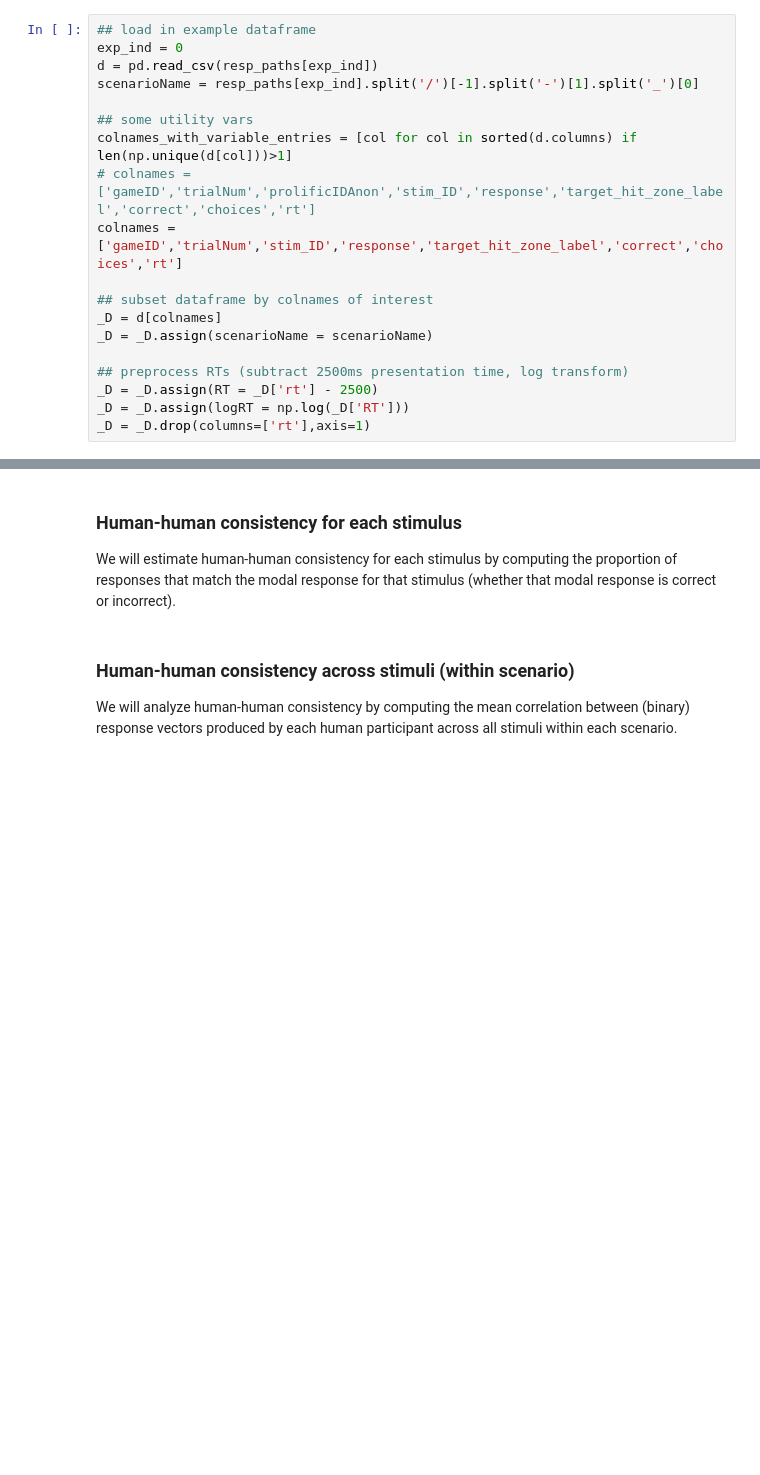
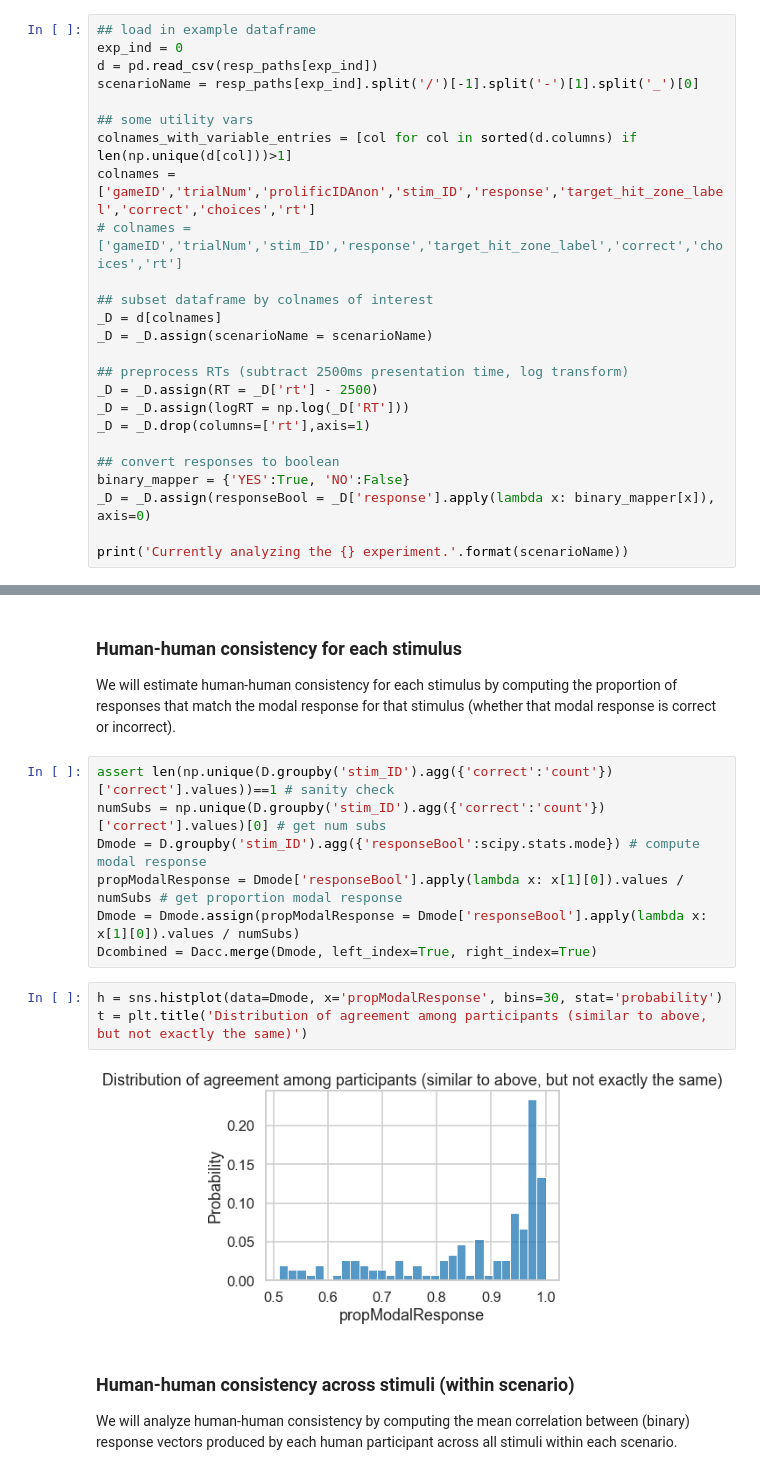
Before and after one commit to cogtoolslab/physics-benchmarking-neurips2021, a Jupyter notebook: analysis/analyze_human_model_behavior.ipynb, the cells around one changed output, grey strips where cells are left out. Saved outputs shown, nothing was run; the diff lists cells and outputs as text; blank space fills up the shorter version.

Commit message:
notebook runs clean with basic analyses/visualizations

```diff
--- a/analysis/analyze_human_model_behavior.ipynb
+++ b/analysis/analyze_human_model_behavior.ipynb
@@ -140,8 +140,8 @@ scenarioName = resp_paths[exp_ind].split('/')[-1].split('-')[1].split('_')[0]
 
 ## some utility vars
 colnames_with_variable_entries = [col for col in sorted(d.columns) if len(np.unique(d[col]))>1]
-# colnames = ['gameID','trialNum','prolificIDAnon','stim_ID','response','target_hit_zone_label','correct','choices','rt']
-colnames = ['gameID','trialNum','stim_ID','response','target_hit_zone_label','correct','choices','rt']
+colnames = ['gameID','trialNum','prolificIDAnon','stim_ID','response','target_hit_zone_label','correct','choices','rt']
+# colnames = ['gameID','trialNum','stim_ID','response','target_hit_zone_label','correct','choices','rt']
 
 ## subset dataframe by colnames of interest
 _D = d[colnames]
@@ -151,3 +151,9 @@ _D = _D.assign(scenarioName = scenarioName)
 _D = _D.assign(RT = _D['rt'] - 2500)
 _D = _D.assign(logRT = np.log(_D['RT']))
 _D = _D.drop(columns=['rt'],axis=1)
+
+## convert responses to boolean
+binary_mapper = {'YES':True, 'NO':False}
+_D = _D.assign(responseBool = _D['response'].apply(lambda x: binary_mapper[x]), axis=0)
+
+print('Currently analyzing the {} experiment.'.format(scenarioName))
@@ -214,6 +222,18 @@ t = plt.title('Accuracy distribution across stimuli')
 # %% [markdown]
 ### Human-human consistency for each stimulus
 We will estimate human-human consistency for each stimulus by computing the proportion of responses that match the modal response for that stimulus (whether that modal response is correct or incorrect).
+# %%
+assert len(np.unique(D.groupby('stim_ID').agg({'correct':'count'})['correct'].values))==1 # sanity check
+numSubs = np.unique(D.groupby('stim_ID').agg({'correct':'count'})['correct'].values)[0] # get num subs
+Dmode = D.groupby('stim_ID').agg({'responseBool':scipy.stats.mode}) # compute modal response
+propModalResponse = Dmode['responseBool'].apply(lambda x: x[1][0]).values / numSubs # get proportion modal response
+Dmode = Dmode.assign(propModalResponse = Dmode['responseBool'].apply(lambda x: x[1][0]).values / numSubs)
+Dcombined = Dacc.merge(Dmode, left_index=True, right_index=True)
+# %%
+h = sns.histplot(data=Dmode, x='propModalResponse', bins=30, stat='probability')
+t = plt.title('Distribution of agreement among participants (similar to above, but not exactly the same)')
+# %% [output]
+[figure, added]
 # %% [markdown]
 ### Human-human consistency across stimuli (within scenario)
 We will analyze human-human consistency by computing the mean correlation between (binary) response vectors produced by each human participant across all stimuli within each scenario.
```
Also changed, not shown: parts of 9 cells of this notebook.
